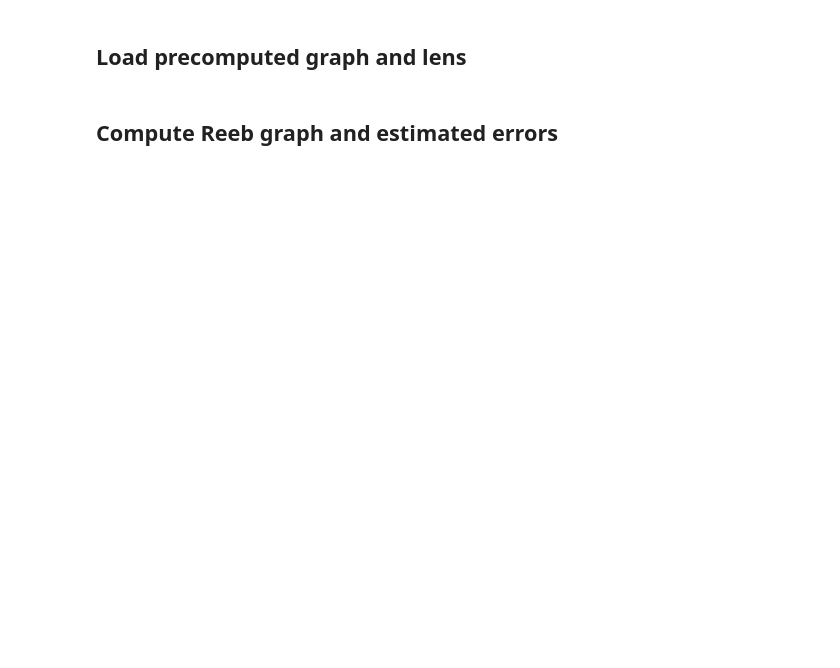
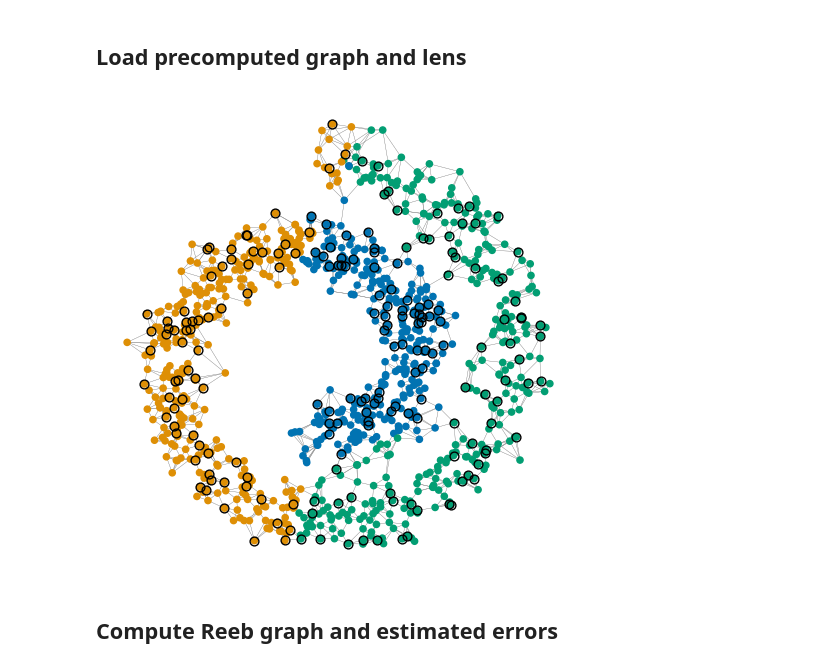
Before and after one commit to aliceseba/Graph-Topological-Data-Analysis, a Jupyter notebook: analyze_swiss_roll.ipynb, the cells around one changed output. Drawn from its saved outputs; the diff is of its cells as text; code cells hidden in the pictures; blank space fills up the shorter version.

```diff
--- a/analyze_swiss_roll.ipynb
+++ b/analyze_swiss_roll.ipynb
@@ -61,23 +61,27 @@ with open(f"{savepath}/test_nodes.txt","r") as f:
 # %%
 ei,ej,e = [],[],[]
 with open(f"{savepath}/edge_list.txt","r") as f:
     lines = f.readlines()
     num_nodes = int(lines[0].strip().split(' ')[0])
     for line in lines[1::]:
         line = line.strip().split(' ')
         ei.append(int(line[0]))
         ej.append(int(line[1]))
         e.append(int(line[2]))
 G = sp.csr_matrix((e,(ei,ej)),(num_nodes,num_nodes))
 preds = np.load(f"{savepath}/prediction_lens.npy")
 pred_labels = np.argmax(preds,1)
 
-# node_colors_class = np.array([allcolors[i] for i in pred_labels])
-# fig,ax = plt.subplots(figsize=(6,6))
-# plot_graph(G_orig,node_colors_class,coords,fig=fig,ax=ax,s=20)
-# ax.scatter(coords[train_nodes,0],coords[train_nodes,1],edgecolors=(1,0,0),facecolors=(0,0,0,0),s=40,linewidths=1.0)
-# ax.scatter(coords[val_nodes,0],coords[val_nodes,1],edgecolors=(1,0,0),facecolors=(0,0,0,0),s=40,linewidths=1.0) #add a
-# ax.set_title('predicted labels')
+node_colors_class = np.array([allcolors[i] for i in pred_labels])
+fig,ax = plt.subplots(figsize=(6,6))
+plot_graph(G_orig,node_colors_class,coords,fig=fig,ax=ax,s=20)
+ax.scatter(coords[train_nodes,0],coords[train_nodes,1],edgecolors=(0,0,0),facecolors=(0,0,0,0),s=40,linewidths=1.0)
+ax.scatter(coords[val_nodes,0],coords[val_nodes,1],edgecolors=(0,0,0),facecolors=(0,0,0,0),s=40,linewidths=1.0) #add a
+ax.set_title('predicted labels')
+
+# plt.savefig('G:/Il mio Drive/Tesi/tesi latex/images/swissroll_pred.pdf')
+# %% [output]
+[figure, added]
 # %% [markdown]
 ## Compute Reeb graph and estimated errors
 # %%
```
Also changed, not shown: parts of 8 cells of this notebook, 24 other files.
